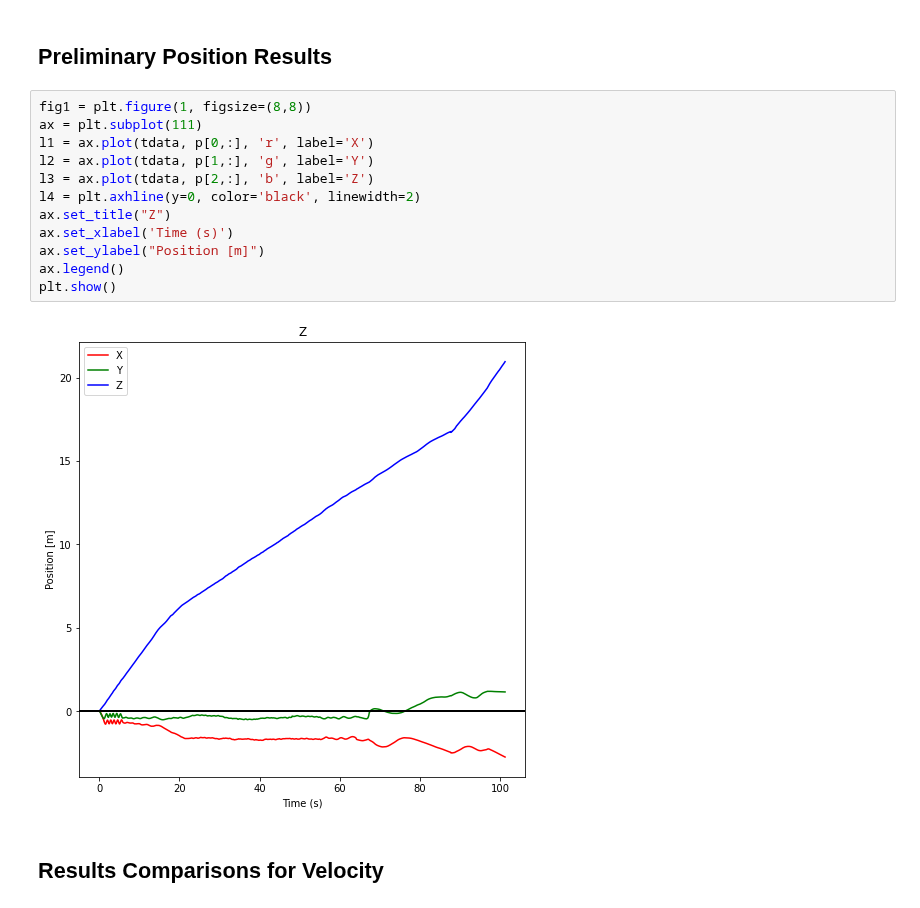
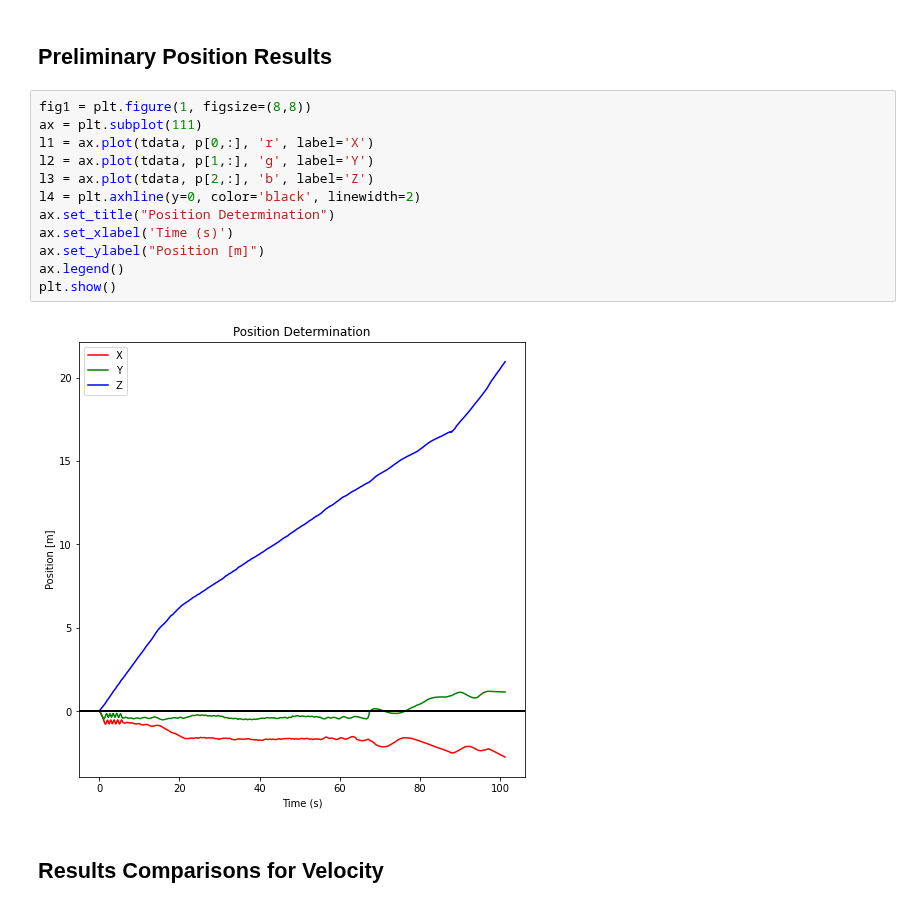
Before and after one commit to VADL-2022/IMU_VV, a Jupyter notebook: 03_Path_Recon/Position_dVel.ipynb, the cells around one changed output. Saved outputs shown, nothing was run; the diff lists cells and outputs as text.

```diff
--- a/03_Path_Recon/Position_dVel.ipynb
+++ b/03_Path_Recon/Position_dVel.ipynb
@@ -270,17 +270,17 @@ plt.show()
 # %%
 fig1 = plt.figure(1, figsize=(8,8))
 ax = plt.subplot(111)
 l1 = ax.plot(tdata, p[0,:], 'r', label='X')
 l2 = ax.plot(tdata, p[1,:], 'g', label='Y')
 l3 = ax.plot(tdata, p[2,:], 'b', label='Z')
 l4 = plt.axhline(y=0, color='black', linewidth=2)
-ax.set_title("Z")
+ax.set_title("Position Determination")
 ax.set_xlabel('Time (s)')
 ax.set_ylabel("Position [m]")
 ax.legend()
 plt.show()
 # %% [output]
-[figure, old version]
+[figure, new version]
 # %% [markdown]
 ## Results Comparisons for Velocity
 # %%
```
Also changed, not shown: parts of 1 cell of this notebook.
